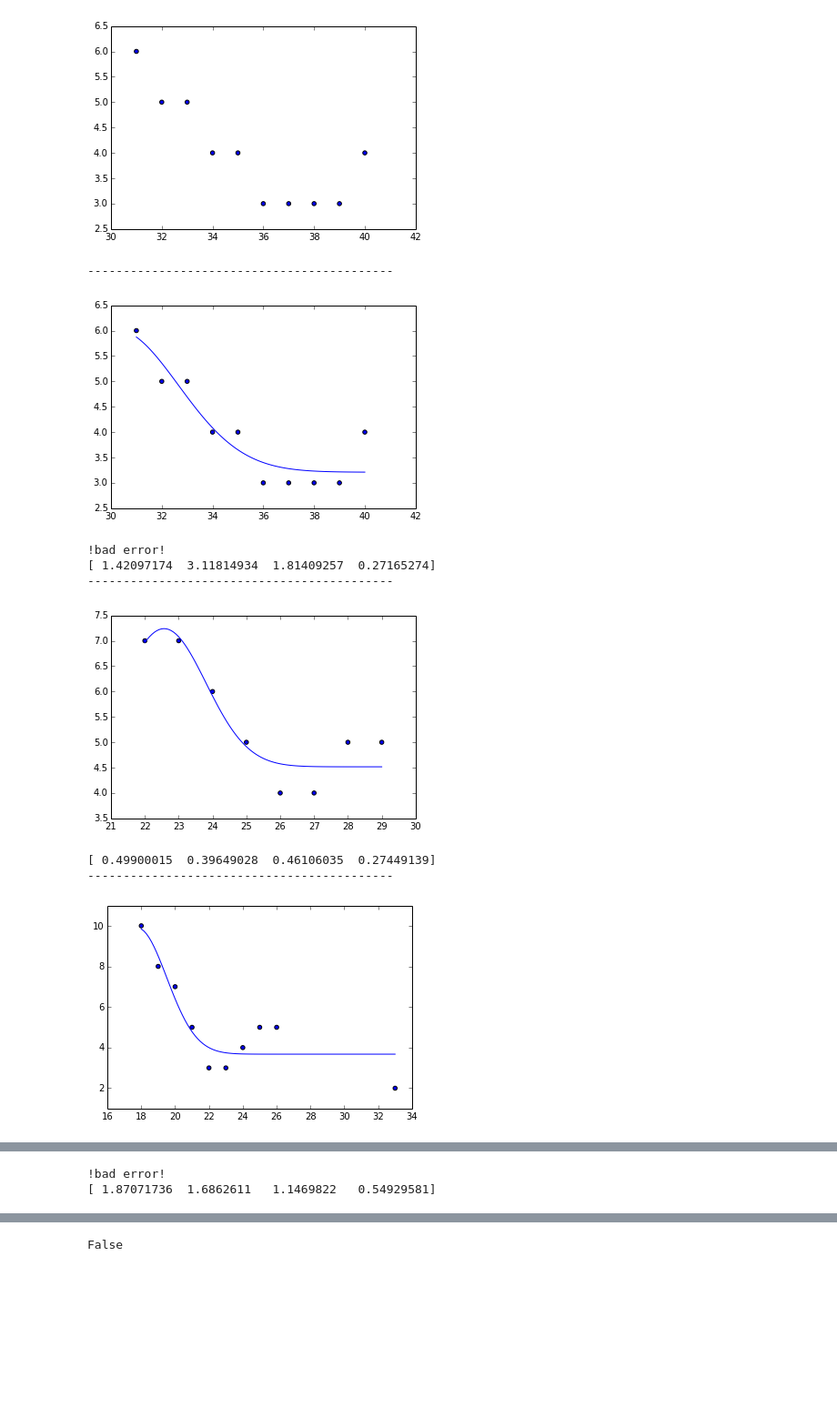
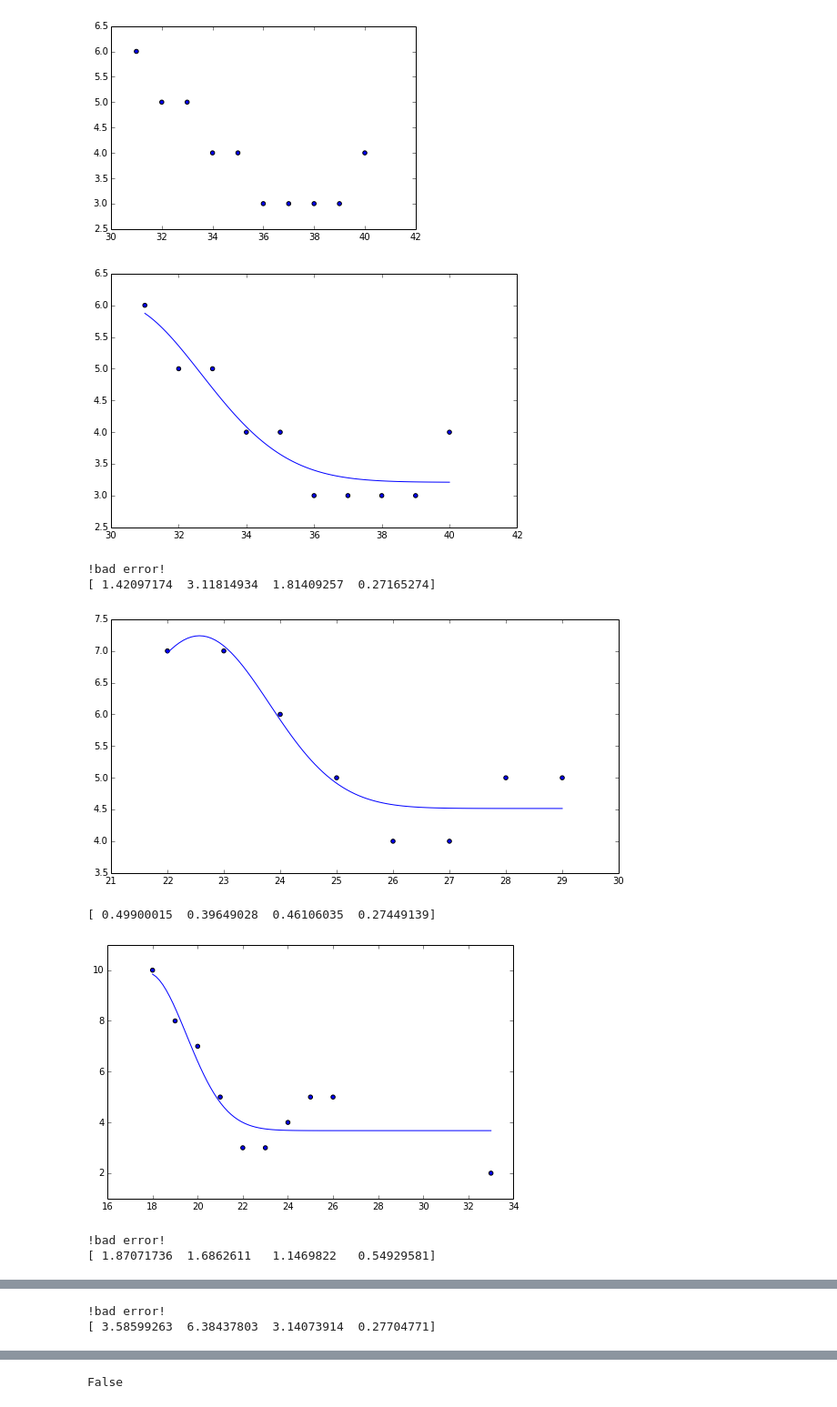
Before and after one commit to rmorshea/niffte-tracker3d, a Jupyter notebook: experimenting/experimenting.ipynb, the cells around one changed output, grey strips where cells are left out. Shown at 91% size. Saved outputs shown, nothing was run; the diff lists cells and outputs as text; code cells hidden in the pictures; blank space fills up the shorter version.

```diff
--- a/experimenting/experimenting.ipynb
+++ b/experimenting/experimenting.ipynb
@@ -65,59 +66,48 @@ for XY in padDict.values():
         pcov = np.sqrt(np.diag(pcov))
         if np.average(pcov)<1e8 and np.average(pcov)>500:
             plt.show()
-            if not printline:
-                print '-------------------------------------------'
             xfit = np.linspace(min(x),max(x),100)
             yfit = gaus(xfit,*popt)
-
+            plt.figure(figsize=(8,5))
             plt.scatter(x,y)
             plt.plot(xfit,yfit)
             plt.show()
             print '!!!bad error!!!'
             print pcov
-            printline=True
             continue
 
         if np.average(pcov)<10 and np.average(pcov)>1:
             plt.show()
-            if not printline:
-                print '-------------------------------------------'
             xfit = np.linspace(min(x),max(x),100)
             yfit = gaus(xfit,*popt)
 
+            plt.figure(figsize=(8,5))
             plt.scatter(x,y)
             plt.plot(xfit,yfit)
             plt.show()
             print '!bad error!'
             print pcov
-            printline=True
             continue
-
-
-        if printline:
-            print '-------------------------------------------'
-        printline=False
 
         xfit = np.linspace(min(x),max(x),100)
         yfit = gaus(xfit,*popt)
-
+        plt.figure(figsize=(10,5))
         plt.scatter(x,y)
         plt.plot(xfit,yfit)
         plt.show()
         print pcov
         count+=1
     except:
         x=None
 
 print
 print count
 # %% [output]
+[figure, new version]
--------------------------------------------
+!bad error!
+[ 1.42097174  3.11814934  1.81409257  0.27165274]
-[figure, old version]
+[figure, new version]
-!bad error!
-[ 1.42097174  3.11814934  1.81409257  0.27165274]
--------------------------------------------
+[ 0.49900015  0.39649028  0.46106035  0.27449139]
-[figure, old version]
+[figure, new version]
-[ 0.49900015  0.39649028  0.46106035  0.27449139]
--------------------------------------------
+!bad error!
+[ 1.87071736  1.6862611   1.1469822   0.54929581]
-[figure, old version]
@@ -124,2 +115,2 @@ print count
 !bad error!
-[ 1.87071736  1.6862611   1.1469822   0.54929581]
+[ 3.58599263  6.38437803  3.14073914  0.27704771]
```
Also changed, not shown: parts of 3 cells of this notebook, 1 other file.
